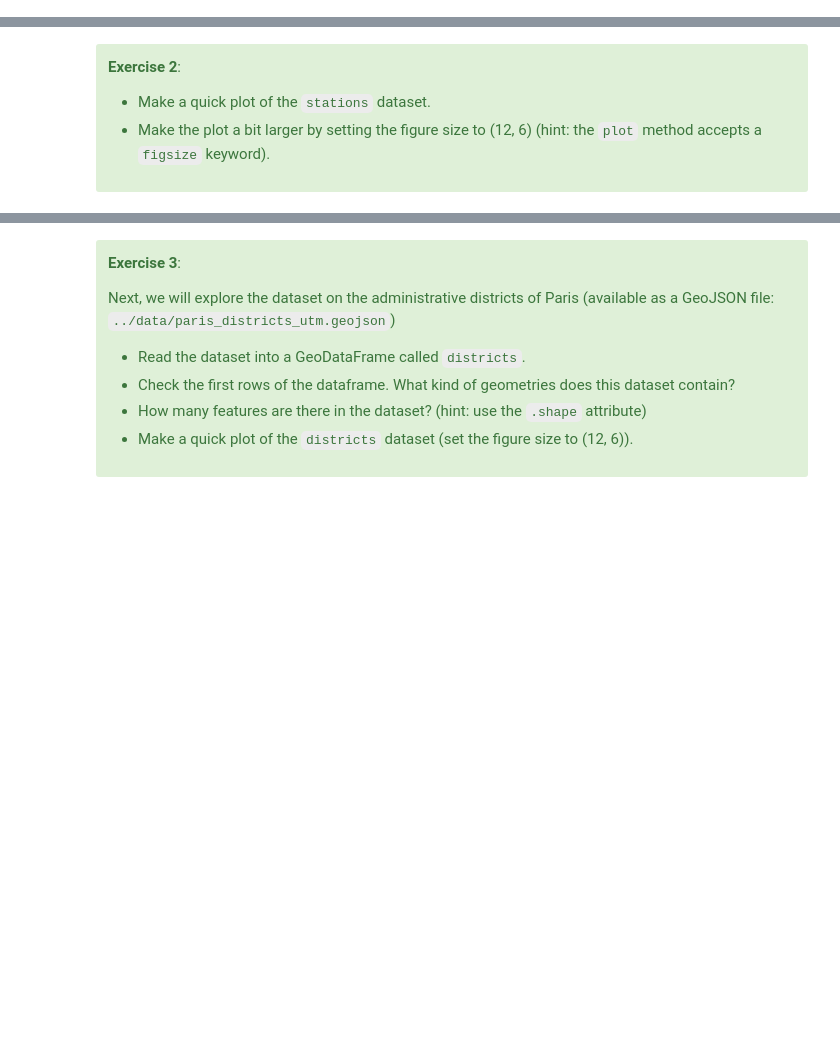
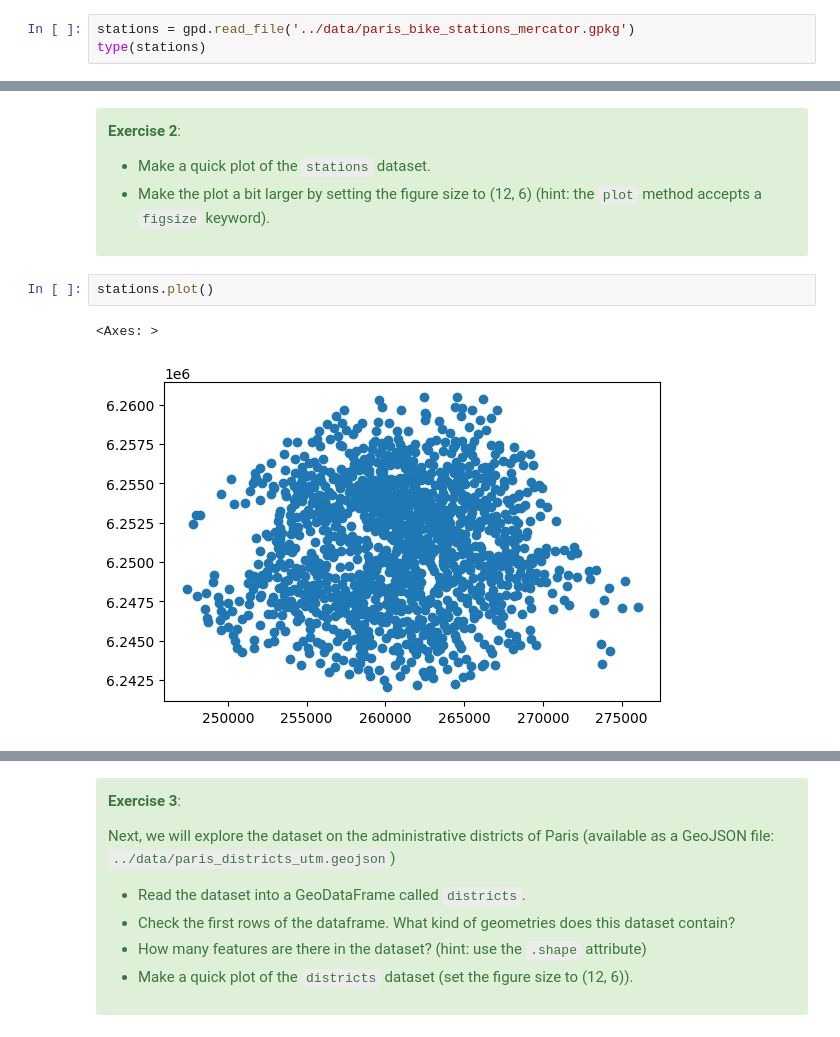
Before and after one commit to ryanyhliu/UoL, a Jupyter notebook: ENVS456/labs/w01_intro.ipynb, the cells around one changed output, grey strips where cells are left out. Saved outputs shown, nothing was run; the diff lists cells and outputs as text; blank space fills up the shorter version.

```diff
--- a/ENVS456/labs/w01_intro.ipynb
+++ b/ENVS456/labs/w01_intro.ipynb
@@ -976,3 +983,6 @@ We will start by exploring the bicycle station dataset (available as a GeoPackag
 </details>
 
 </div>
+# %%
+stations = gpd.read_file('../data/paris_bike_stations_mercator.gpkg')
+type(stations)
@@ -985,3 +1010,8 @@ We will start by exploring the bicycle station dataset (available as a GeoPackag
 * Make the plot a bit larger by setting the figure size to (12, 6) (hint: the `plot` method accepts a `figsize` keyword).
 
 </div>
+# %%
+stations.plot()
+# %% [output]
+<Axes: >
+[figure, added]
```
Also changed, not shown: parts of 19 cells of this notebook.
